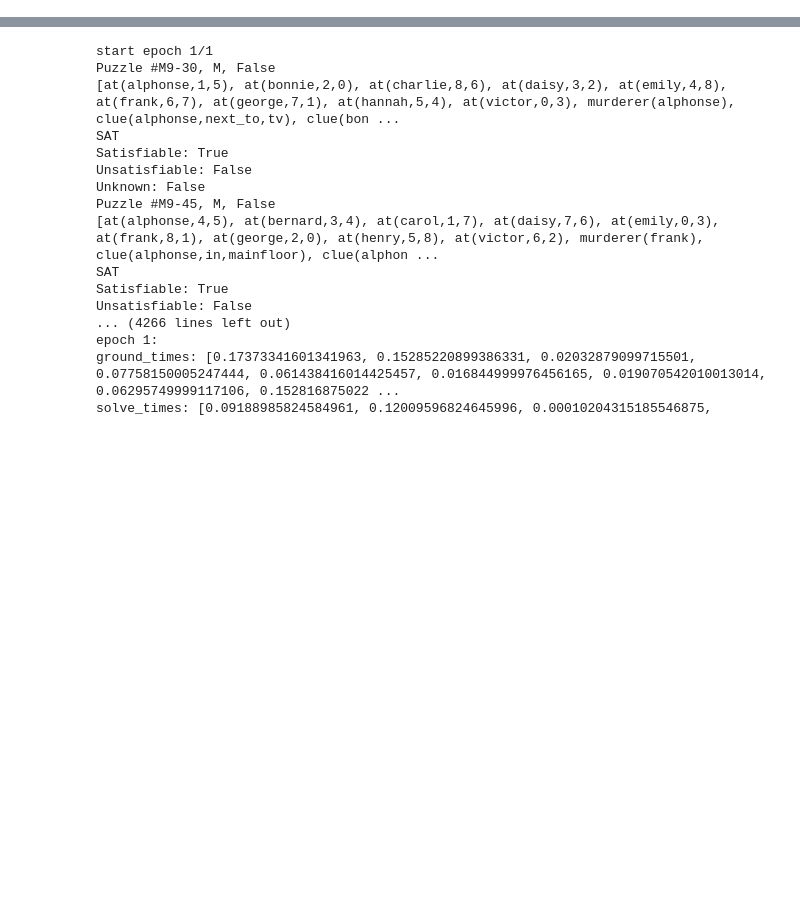
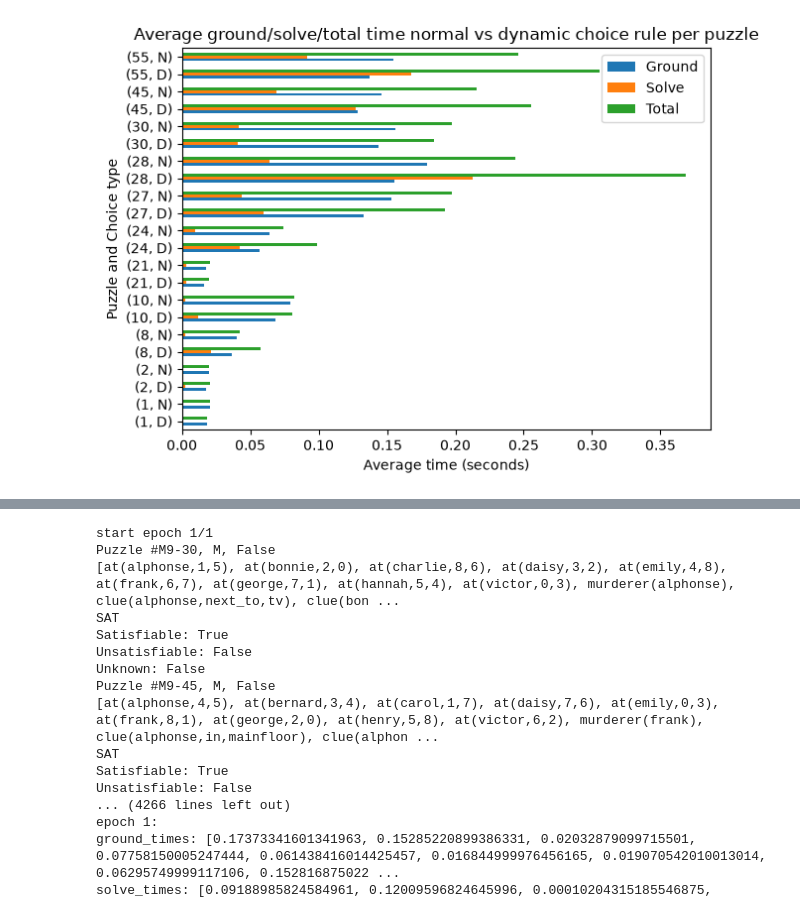
Before and after one commit to jurgendevries-ou-student/murdoku-solve, a Jupyter notebook: extraction/run/experiment.ipynb, the cells around one changed output, grey strips where cells are left out. Saved outputs shown, nothing was run; the diff lists cells and outputs as text; code cells hidden in the pictures; blank space fills up the shorter version.

```diff
--- a/extraction/run/experiment.ipynb
+++ b/extraction/run/experiment.ipynb
@@ -60,0 +158,12 @@ def solve_puzzle(puzzle, gen=False, count=False, configuration='auto'):
+# %%
+# compare number of ground predicates for at/3 in resulting grounded program
+df_choice.groupby(['puzzle', 'choice_type'])[['ground_time','solve_time','total_time']].mean().plot(kind='barh')
+
+plt.title('Average ground/solve/total time normal vs dynamic choice rule per puzzle')
+plt.ylabel('Puzzle and Choice type')
+plt.xlabel('Average time (seconds)')
+plt.legend(['Ground', 'Solve', 'Total'])
+plt.tight_layout()
+plt.show()
+# %% [output]
+[figure, added]
```
Also changed, not shown: parts of 20 cells of this notebook, 19 other files.
